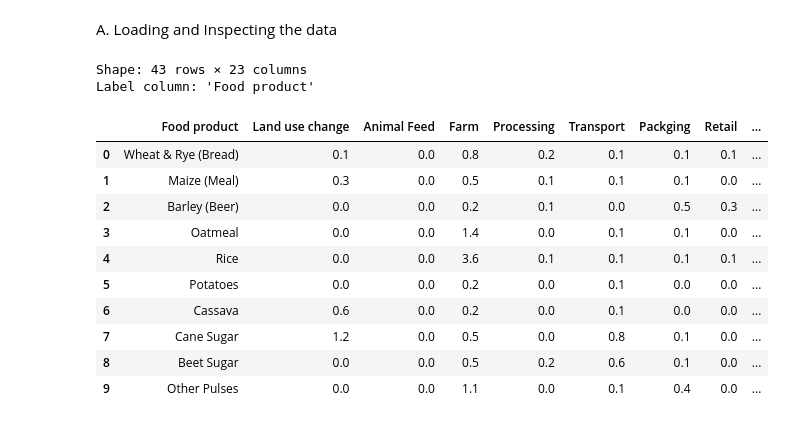
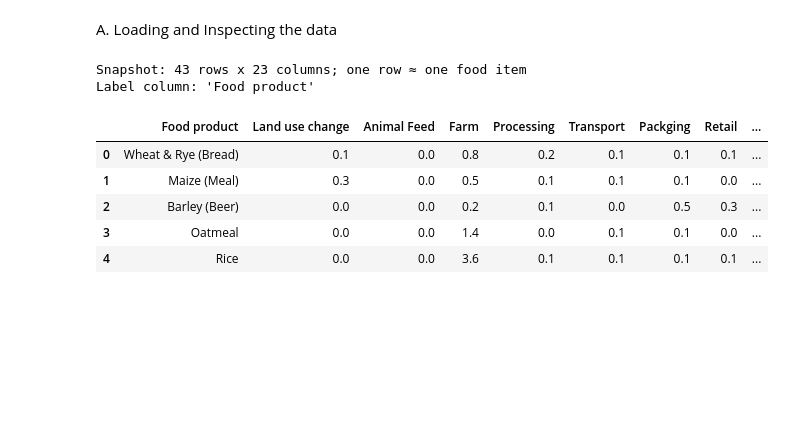
Before and after one commit to MillicentAgyir/Food-Production-Analysis, a Jupyter notebook: Business & Data Understanding.ipynb, the cells around one changed output. Saved outputs shown, nothing was run; the diff lists cells and outputs as text; code cells hidden in the pictures; blank space fills up the shorter version.

```diff
--- a/Business & Data Understanding.ipynb
+++ b/Business & Data Understanding.ipynb
@@ -51,51 +51,39 @@ These are the key business questions to be answered by the end of the project:
 The objective of this phase is to load the dataset, understand its structure, and perform initial exploration.
 # %% [markdown]
 A. Loading and Inspecting the data
-# %%
-# =========================
-# 0) Imports & Config
-# =========================
-import re
-from pathlib import Path
-import numpy as np
-import pandas as pd
-import matplotlib.pyplot as plt
-
-pd.set_option("display.max_columns", 200)
-pd.set_option("display.width", 160)
-
-DATA_PATH = Path("Food_Production.csv")
 # %%
 
-# 2) Load data & quick integrity checks
+from pathlib import Path
+import re
+import numpy as np
+import pandas as pd
 
+pd.set_option("display.width", 140)
+pd.set_option("display.max_columns", 60)
+
+DATA_PATH = Path("Food_Production.csv")  # adjust if needed
 df = pd.read_csv(DATA_PATH)
-rows, cols = df.shape
 
-# Try to identify the label (food name) column
-label_candidates_exact = { "food", "food product", "product", "item", "entity", "name" }
+# 1) Identify label (food name) column: use a known name or first object column
+label_candidates_exact = {"food", "food product", "product", "item", "entity", "name"}
 label_candidates = [c for c in df.columns if c.strip().lower() in label_candidates_exact]
-if not label_candidates:
-    # Fallback to the first object column; as a last resort, the first column
+if label_candidates:
+    LABEL = label_candidates[0]
+else:
     obj_cols = df.select_dtypes(include="object").columns.tolist()
     LABEL = obj_cols[0] if obj_cols else df.columns[0]
-else:
-    LABEL = label_candidates[0]
 
-print(f"Shape: {rows} rows × {cols} columns")
+# 2) Snapshot
+rows, cols = df.shape
+print(f"Snapshot: {rows} rows x {cols} columns; one row ≈ one food item")
 print(f"Label column: {LABEL!r}")
-display(df.head(10))
+display(df.head(5))
 # %% [output]
-Shape: 43 rows × 23 columns
+Snapshot: 43 rows x 23 columns; one row ≈ one food item
 Label column: 'Food product'
 |  | Food product | Land use change | Animal Feed | Farm | Processing | Transport | Packging | Retail | ... |
 | 0 | Wheat & Rye (Bread) | 0.1 | 0.0 | 0.8 | 0.2 | 0.1 | 0.1 | 0.1 | ... |
 | 1 | Maize (Meal) | 0.3 | 0.0 | 0.5 | 0.1 | 0.1 | 0.1 | 0.0 | ... |
 | 2 | Barley (Beer) | 0.0 | 0.0 | 0.2 | 0.1 | 0.0 | 0.5 | 0.3 | ... |
 | 3 | Oatmeal | 0.0 | 0.0 | 1.4 | 0.0 | 0.1 | 0.1 | 0.0 | ... |
 | 4 | Rice | 0.0 | 0.0 | 3.6 | 0.1 | 0.1 | 0.1 | 0.1 | ... |
-| 5 | Potatoes | 0.0 | 0.0 | 0.2 | 0.0 | 0.1 | 0.0 | 0.0 | ... |
-| 6 | Cassava | 0.6 | 0.0 | 0.2 | 0.0 | 0.1 | 0.0 | 0.0 | ... |
-| 7 | Cane Sugar | 1.2 | 0.0 | 0.5 | 0.0 | 0.8 | 0.1 | 0.0 | ... |
-| 8 | Beet Sugar | 0.0 | 0.0 | 0.5 | 0.2 | 0.6 | 0.1 | 0.0 | ... |
-| 9 | Other Pulses | 0.0 | 0.0 | 1.1 | 0.0 | 0.1 | 0.4 | 0.0 | ... |
```
Also changed, not shown: parts of 14 cells of this notebook, 2 other files.
